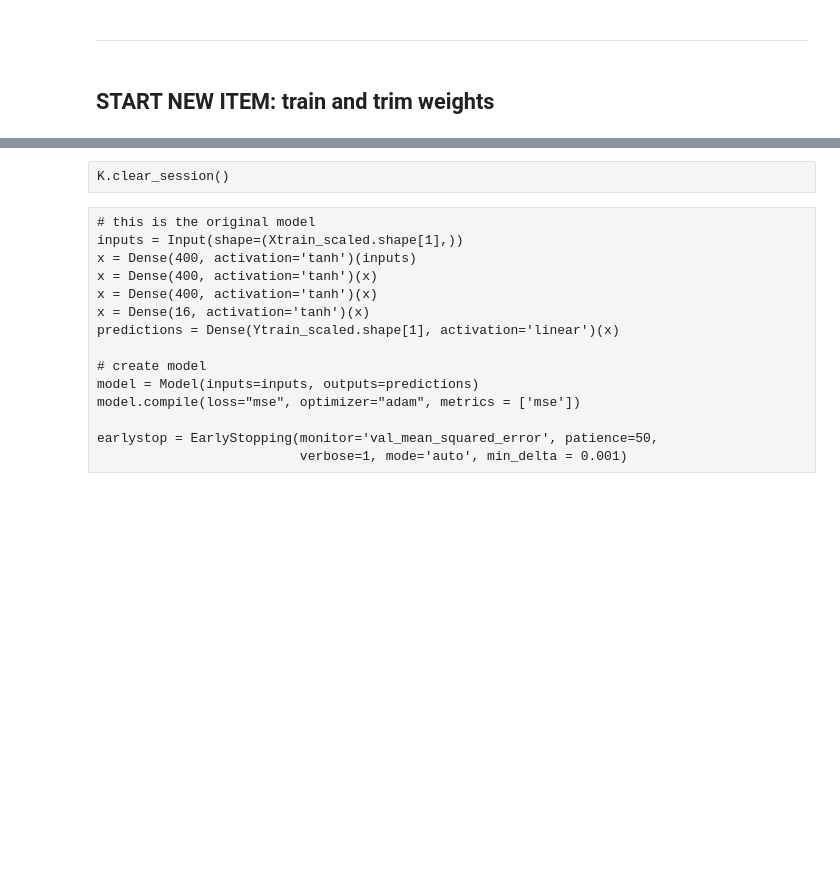
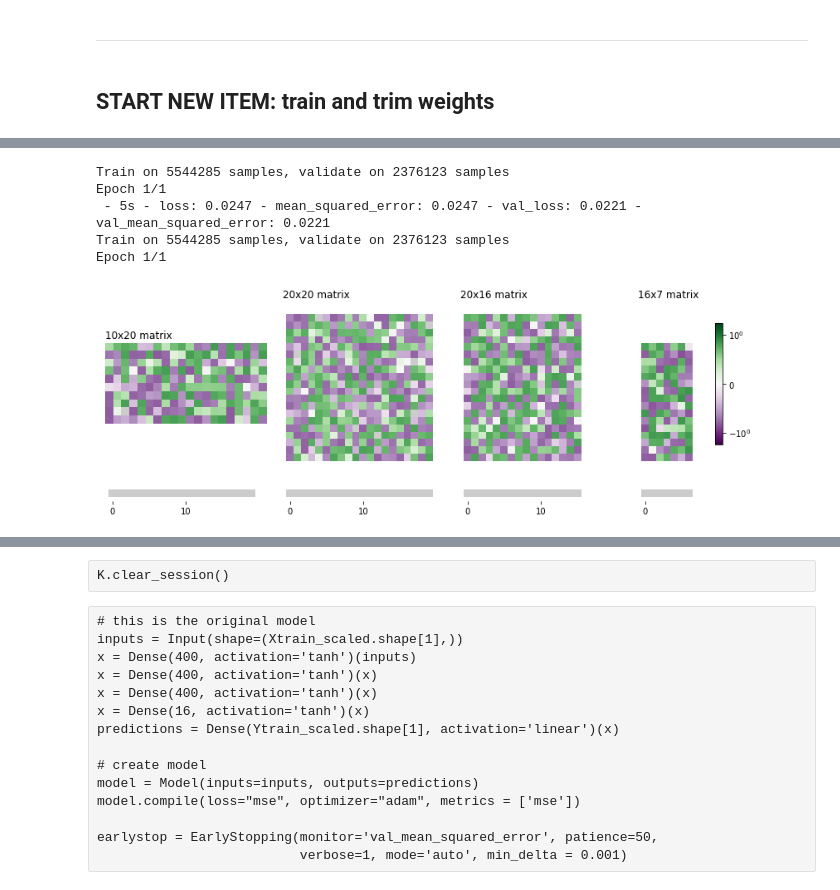
Before and after one commit to oliviatessa/MothMachineLearning, a Jupyter notebook: 019_eScienceCommunitySeminar.ipynb, the cells around one changed output, grey strips where cells are left out. Saved outputs shown, nothing was run; the diff lists cells and outputs as text; code cells hidden in the pictures; blank space fills up the shorter version.

```diff
--- a/019_eScienceCommunitySeminar.ipynb
+++ b/019_eScienceCommunitySeminar.ipynb
@@ -1175,0 +1312,42 @@ plt.savefig(os.path.join(figDir, "Pruned_WeightMatrices" + str(len(historyDict["
+# %%
+plt.close("all")
+fig, axs = plt.subplots(2,4, figsize=np.array([30, 10])/2, facecolor='w', edgecolor='k', sharex = "none", sharey = "none")
+fig.subplots_adjust(hspace = -0.4, wspace=0.1, bottom = -0.1 )
+axs = axs.ravel("F")
+
+for foo in np.arange(1, 1000):
+
+    # # fit model without regularization, and save history and weights at each timestep
+    history = model.fit(Xtrain_scaled, Ytrain_scaled, epochs = 1, verbose = 2,
+                            batch_size=2**14, validation_split = 0.3)
+
+
+    # save history
+    historyDict["mean_squared_error"].append(history.history["mean_squared_error"][0])
+    historyDict["val_mean_squared_error"].append(history.history["val_mean_squared_error"][0])
+
+    wts = model.get_weights().copy()
+
+
+    #  save model
+    model.save(os.path.join(figDir,tmpFolder,  modelName + '_notPruned.h5'))
+
+    # save weights
+    wts = model.get_weights().copy()
+
+    wtsFile = str(ctr).zfill(4) + modelName + '_wts.pkl'
+    pickle.dump(wts, open(os.path.join(figDir, tmpFolder, wtsFile), 'wb'))
+
+    # save history
+    histName = modelName + '_history.pkl'
+    pickle.dump(historyDict, open(os.path.join(figDir,tmpFolder, histName), 'wb'))
+
+    if np.mod(foo, 3) == 0:
+        saveWeightImages(model, ctr)
+        ctr += 1
+# %% [output]
+Train on 5544285 samples, validate on 2376123 samples
+Epoch 1/1
+ - 5s - loss: 0.0247 - mean_squared_error: 0.0247 - val_loss: 0.0221 - val_mean_squared_error: 0.0221
+Train on 5544285 samples, validate on 2376123 samples
+Epoch 1/1
@@ -1175,0 +1401,4 @@ plt.savefig(os.path.join(figDir, "Pruned_WeightMatrices" + str(len(historyDict["
+# %%
+saveWeightImages(model, 0)
+# %% [output]
+[figure, added]
```
Also changed, not shown: parts of 42 cells of this notebook, 2 other files.
